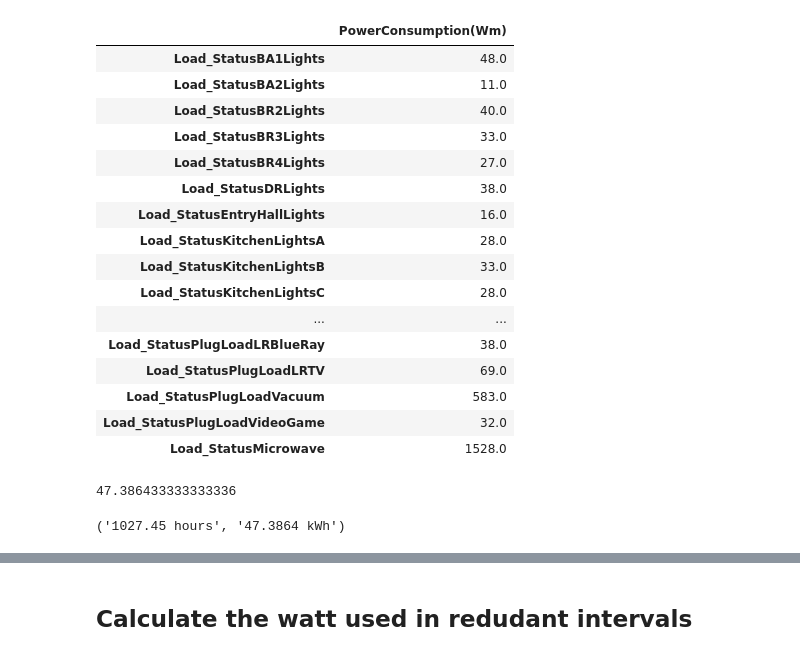
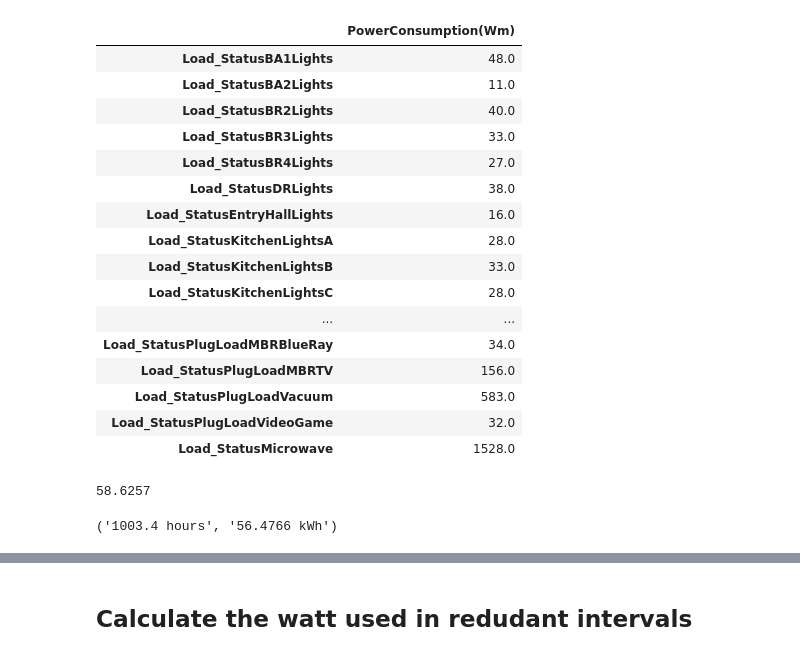
Before and after one commit to christiannielsen98/Datavidenskab-P6, a Jupyter notebook: Project/_03FeatureSelection/NZERTF_dataframe_redundancies.ipynb, the cells around one changed output, grey strips where cells are left out. Cells and saved outputs as stored; diff of their text form; code cells hidden in the pictures.

```diff
--- a/Project/_03FeatureSelection/NZERTF_dataframe_redundancies.ipynb
+++ b/Project/_03FeatureSelection/NZERTF_dataframe_redundancies.ipynb
@@ -26,3 +27,6 @@ power_consumption_df
 | Load_StatusPlugLoadVacuum | 583.0 |
 | Load_StatusPlugLoadVideoGame | 32.0 |
 | Load_StatusMicrowave | 1528.0 |
+# %%
+power_consumption_df = find_average_power_consumption_per_minute().loc[lambda self: self.index.isin(timestamp_dict['Year1'].columns[1:])]
+power_consumption_df
@@ -61,34 +83,34 @@ timestamp_dict['Year1'][lambda self: self.columns[1:]]
 # %%
-for year in [1]:
+for year in [2]:
     power_consumption_df = power_consumption_df.loc[lambda self: self.index.isin(timestamp_dict[f'Year{year}'].columns[1:])]
 power_consumption_df
 # %% [output]
 |  | PowerConsumption(Wm) |
 | Load_StatusBA1Lights | 48.0 |
 | Load_StatusBA2Lights | 11.0 |
 | Load_StatusBR2Lights | 40.0 |
 | Load_StatusBR3Lights | 33.0 |
 | Load_StatusBR4Lights | 27.0 |
 | Load_StatusDRLights | 38.0 |
 | Load_StatusEntryHallLights | 16.0 |
 | Load_StatusKitchenLightsA | 28.0 |
 | Load_StatusKitchenLightsB | 33.0 |
 | Load_StatusKitchenLightsC | 28.0 |
 | ... | ... |
-| Load_StatusPlugLoadLRBlueRay | 38.0 |
-| Load_StatusPlugLoadLRTV | 69.0 |
+| Load_StatusPlugLoadMBRBlueRay | 34.0 |
+| Load_StatusPlugLoadMBRTV | 156.0 |
 | Load_StatusPlugLoadVacuum | 583.0 |
 | Load_StatusPlugLoadVideoGame | 32.0 |
 | Load_StatusMicrowave | 1528.0 |
 # %%
 timestamp_dict['Year1'][lambda self: self.columns[1:]].sum(0).dot(power_consumption_df).div(60000)[0]
 # %% [output]
-47.386433333333336
+58.6257
 # %%
 total_hours = 0
 total_energy = 0
 
-for year in [1]:
+for year in [2]:
     total_hours += timestamp_dict[f'Year{year}'][lambda self: self.columns[1:]].sum().sum() / 60
     total_energy += timestamp_dict[f'Year{year}'][lambda self: self.columns[1:]].sum(0).dot(
         power_consumption_df).div(60000)[0]  # 60000 because we want kWh (1000 Wh) and we have the average consumption on minute basis (Watt minutes) and Wh = average W/s over an hour
@@ -97,7 +119,7 @@ total_hours = str(round(total_hours, 2)) + ' hours'
 total_energy = str(round(total_energy, 4)) + ' kWh'
 total_hours, total_energy
 # %% [output]
-('1027.45 hours', '47.3864 kWh')
+('1003.4 hours', '56.4766 kWh')
 # %%
 redundant_minutes_frequency = timestamp_dict['Year1'].groupby(timestamp_dict['Year1']['Timestamp'].dt.hour).sum()
 # %%
```
Also changed, not shown: parts of 9 cells of this notebook.
